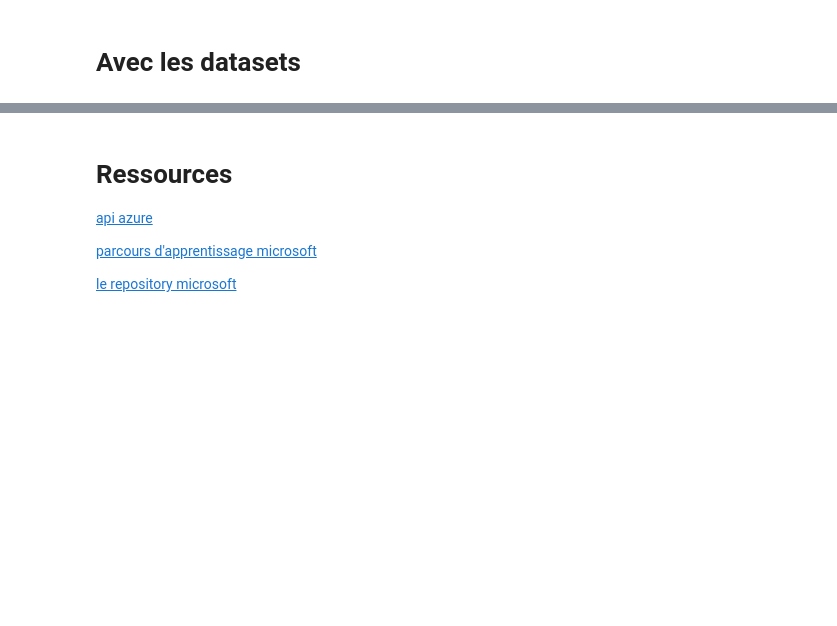
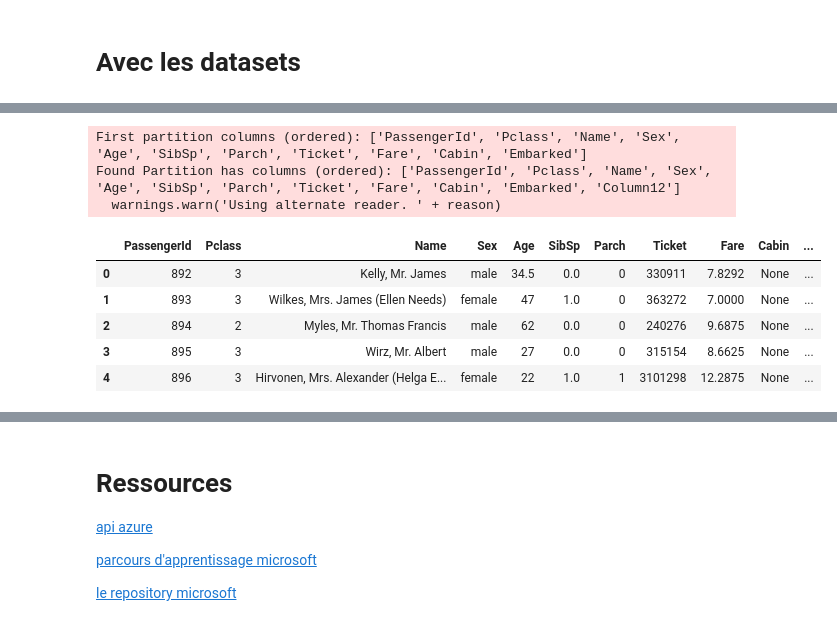
Before and after one commit to jtobelem-simplon/prepa-dp100, a Jupyter notebook: 3-data.ipynb, the cells around one changed output, grey strips where cells are left out. Saved outputs shown, nothing was run; the diff lists cells and outputs as text; code cells hidden in the pictures; blank space fills up the shorter version.

```diff
--- a/3-data.ipynb
+++ b/3-data.ipynb
@@ -260,3 +258,18 @@ titanic_ds.to_pandas_dataframe().head()
+# %%
+# Ne pas oublier à la fin de l'expérience!!
+(si votre travail à utilisé une instance de calcul)
+
+<img src='https://github.com/jtobelem-simplon/prepa-dp100/blob/master/images/down.png?raw=true'>
+# %% [output]
+First partition columns (ordered): ['PassengerId', 'Pclass', 'Name', 'Sex', 'Age', 'SibSp', 'Parch', 'Ticket', 'Fare', 'Cabin', 'Embarked']
+Found Partition has columns (ordered): ['PassengerId', 'Pclass', 'Name', 'Sex', 'Age', 'SibSp', 'Parch', 'Ticket', 'Fare', 'Cabin', 'Embarked', 'Column12']
+  warnings.warn('Using alternate reader. ' + reason)
+|  | PassengerId | Pclass | Name | Sex | Age | SibSp | Parch | Ticket | Fare | Cabin | ... |
+| 0 | 892 | 3 | Kelly, Mr. James | male | 34.5 | 0.0 | 0 | 330911 | 7.8292 | None | ... |
+| 1 | 893 | 3 | Wilkes, Mrs. James (Ellen Needs) | female | 47 | 1.0 | 0 | 363272 | 7.0000 | None | ... |
+| 2 | 894 | 2 | Myles, Mr. Thomas Francis | male | 62 | 0.0 | 0 | 240276 | 9.6875 | None | ... |
+| 3 | 895 | 3 | Wirz, Mr. Albert | male | 27 | 0.0 | 0 | 315154 | 8.6625 | None | ... |
+| 4 | 896 | 3 | Hirvonen, Mrs. Alexander (Helga E... | female | 22 | 1.0 | 1 | 3101298 | 12.2875 | None | ... |
 # %% [markdown]
 # Ne pas oublier à la fin de l'expérience!!
 (si votre travail à utilisé une instance de calcul)
```
Also changed, not shown: parts of 14 cells of this notebook, 2 other files.
